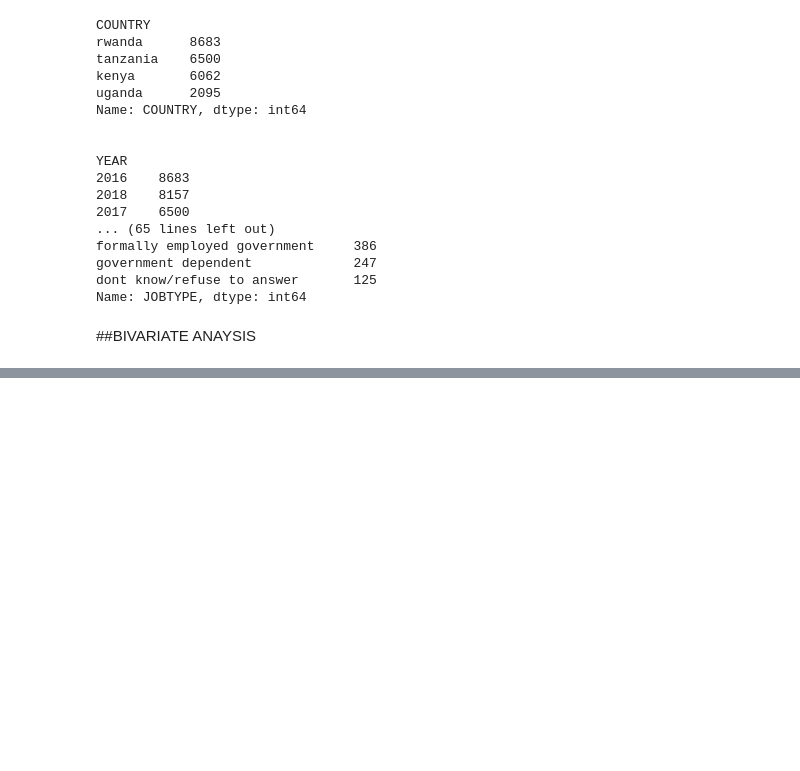
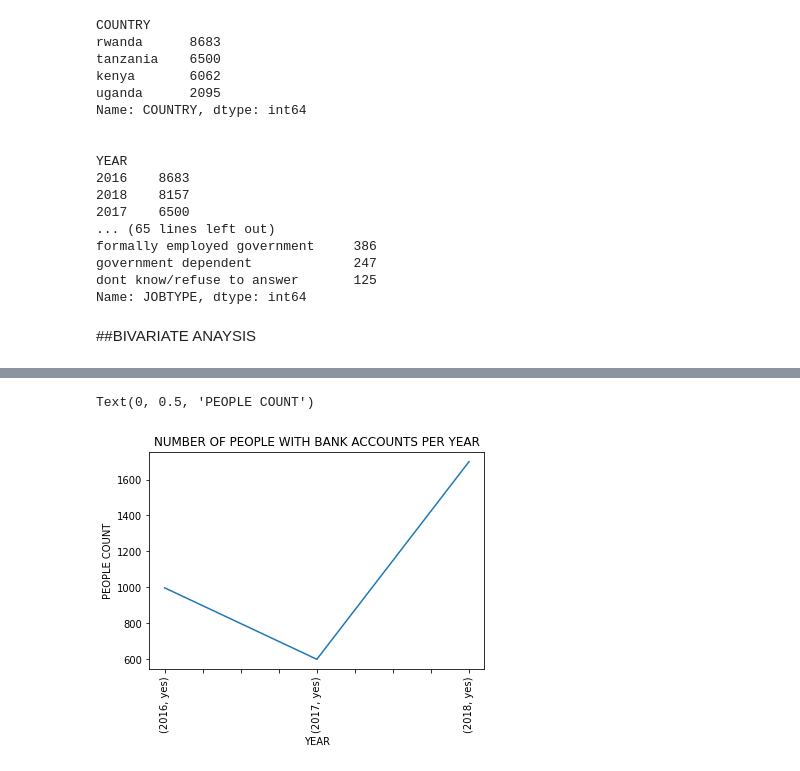
Before and after one commit to dwkaris/Demographic-Factors-Affecting-Financial-Inclusion-in-East-Africa, a Jupyter notebook: DUNCAN_WACHIRA_KARIUKI_WEEK_2_CORE_IP.ipynb, the cells around one changed output, grey strips where cells are left out. Drawn from its saved outputs; the diff is of its cells as text; code cells hidden in the pictures; blank space fills up the shorter version.

```diff
--- a/DUNCAN_WACHIRA_KARIUKI_WEEK_2_CORE_IP.ipynb
+++ b/DUNCAN_WACHIRA_KARIUKI_WEEK_2_CORE_IP.ipynb
@@ -381,3 +467,16 @@ Name: JOBTYPE, dtype: int64
+# %%
+# cheking trend of bank accounts over time
+
+time = finance[finance['BANK ACCOUNT']=='yes']
+time = time.groupby(['YEAR'])['BANK ACCOUNT'].value_counts().plot(kind = "line")
+plt.xticks(rotation = 90)
+plt.title('NUMBER OF PEOPLE WITH BANK ACCOUNTS PER YEAR')
+plt.xlabel('YEAR')
+plt.ylabel('PEOPLE COUNT')
+# BANK ACCOUNT OWNERSHIP INCREASES OVER TIME
+# %% [output]
+Text(0, 0.5, 'PEOPLE COUNT')
+[figure, added]
 # %%
 #Convert Categorical Data To Numerical
 df = finance
```
Also changed, not shown: parts of 46 cells of this notebook.
